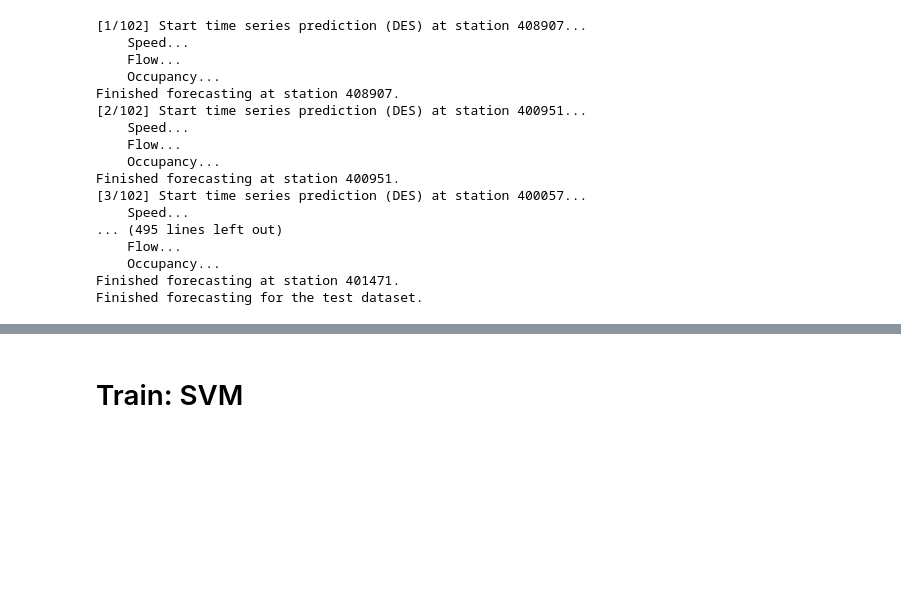
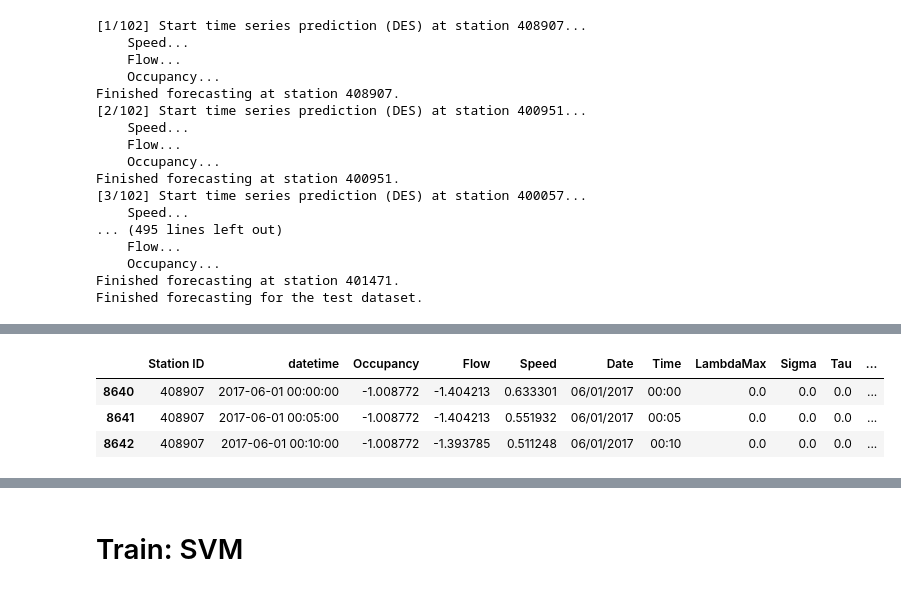
Before and after one commit to hy-lei/A-Hybrid-Approach-for-AID, a Jupyter notebook: hybrid_with_severity_params_and_weekdays.ipynb, the cells around one changed output, grey strips where cells are left out. Cells and saved outputs as stored; diff of their text form; code cells hidden in the pictures; blank space fills up the shorter version.

```diff
--- a/hybrid_with_severity_params_and_weekdays.ipynb
+++ b/hybrid_with_severity_params_and_weekdays.ipynb
@@ -434,0 +498,8 @@ raw_test = raw_test.assign(Pred_Speed=pred_dict_test['Speed'], Pred_Flow=pred_di
+# %%
+station_idx_dict = dict()
+for i, s in enumerate(stations):
+    station_idx_dict[s] = i
+# %%
+columns = ['Speed', 'Flow', 'Occupancy',
+           'Pred_Speed', 'Pred_Flow', 'Pred_Occupancy',
+           'Diff_Speed', 'Diff_Flow', 'Diff_Occupancy']
@@ -434,0 +531,7 @@ raw_test = raw_test.assign(Pred_Speed=pred_dict_test['Speed'], Pred_Flow=pred_di
+# %%
+raw_train.head(3)
+# %% [output]
+|  | Station ID | datetime | Occupancy | Flow | Speed | Date | Time | LambdaMax | Sigma | Tau | ... |
+| 8640 | 408907 | 2017-06-01 00:00:00 | -1.008772 | -1.404213 | 0.633301 | 06/01/2017 | 00:00 | 0.0 | 0.0 | 0.0 | ... |
+| 8641 | 408907 | 2017-06-01 00:05:00 | -1.008772 | -1.404213 | 0.551932 | 06/01/2017 | 00:05 | 0.0 | 0.0 | 0.0 | ... |
+| 8642 | 408907 | 2017-06-01 00:10:00 | -1.008772 | -1.393785 | 0.511248 | 06/01/2017 | 00:10 | 0.0 | 0.0 | 0.0 | ... |
```
Also changed, not shown: parts of 152 cells of this notebook, 1 other file.
